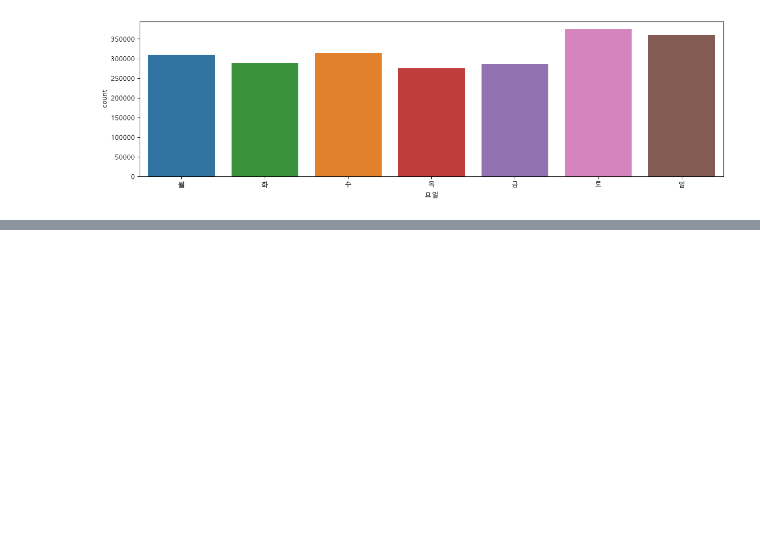
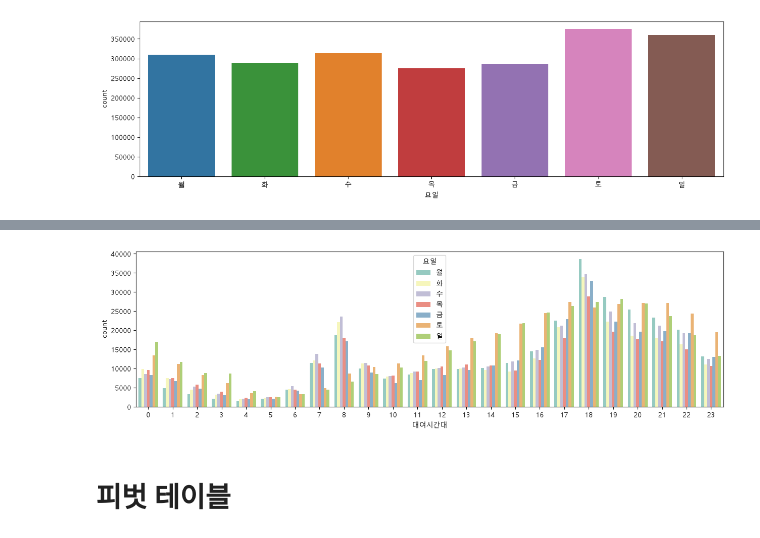
Before and after one commit to ChoongyeolKim/20260616, a Jupyter notebook: src/bikerental-exercise.ipynb, the cells around one changed output, grey strips where cells are left out. Cells and saved outputs as stored; diff of their text form; code cells hidden in the pictures; blank space fills up the shorter version.

```diff
--- a/src/bikerental-exercise.ipynb
+++ b/src/bikerental-exercise.ipynb
@@ -497,0 +516,8 @@ plt.show()
+# %%
+plt.figure(figsize=(15, 4))
+sns.countplot(data=bikes_renamed, x='대여시간대', hue='요일', palette='Set3', hue_order=['월', '화', '수', '목', '금', '토', '일'])
+plt.show()
+# %% [output]
+[figure, added]
+# %% [markdown]
+# 피벗 테이블
```
Also changed, not shown: parts of 11 cells of this notebook.
